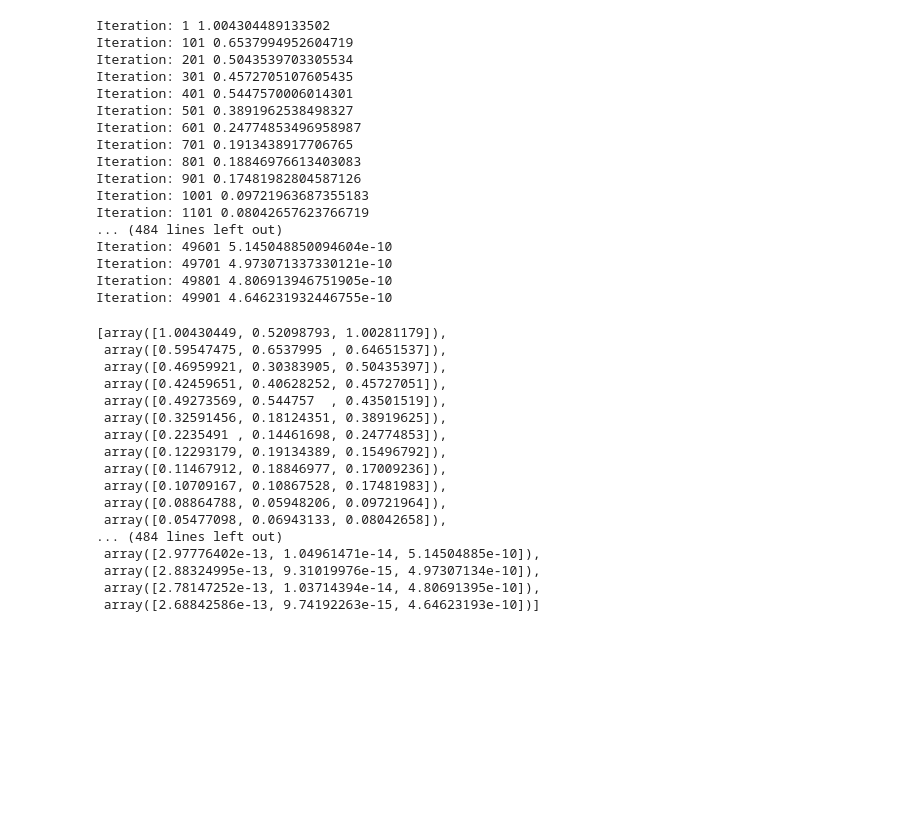
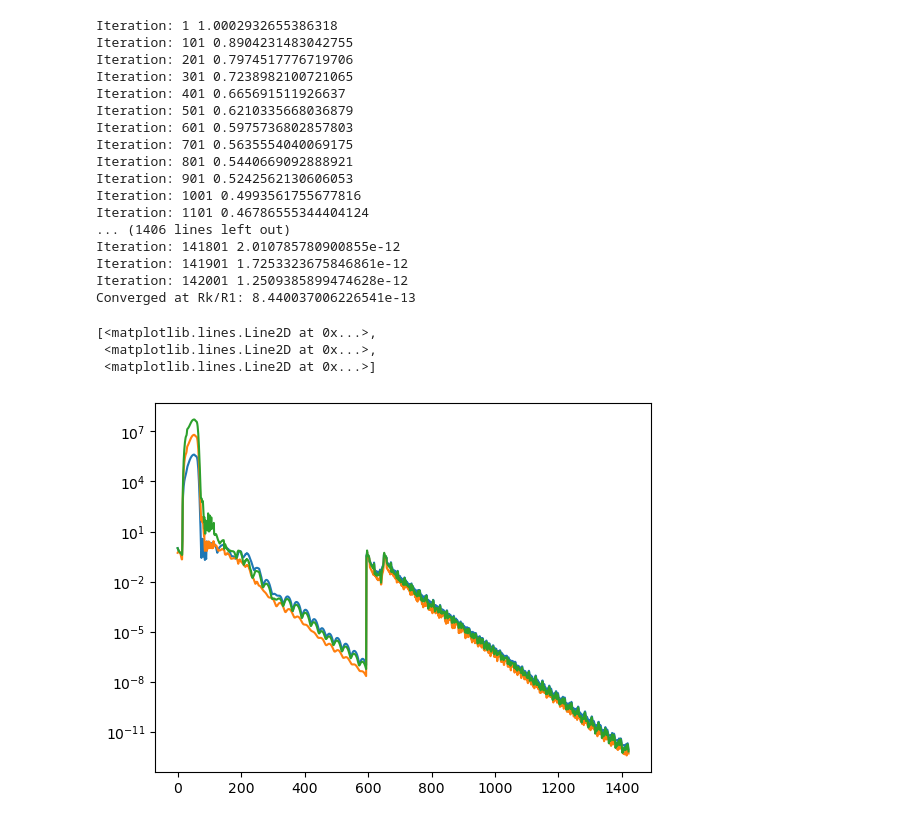
Before and after one commit to aaron23pueschel/CFD, a Jupyter notebook: CFD_HW4/Case1and2.ipynb, the cells around one changed output. Drawn from its saved outputs; the diff is of its cells as text; code cells hidden in the pictures; blank space fills up the shorter version.

Commit message:
Linear second order

```diff
--- a/CFD_HW4/Case1and2.ipynb
+++ b/CFD_HW4/Case1and2.ipynb
@@ -8,47 +8,34 @@ tolerance = 1e-12
 # %%
 # Initialize MEDIUM ISENTROPIC CASE
 MEDIUM_ISENTROPIC = Nozzle("inputs/Medium_inputs.nml")
-MEDIUM_ISENTROPIC.CFL = .1
+MEDIUM_ISENTROPIC.CFL = .05
 MEDIUM_ISENTROPIC.p_back = 120
 # RUN MEDIUM SIMULATION
 p_compute_Medium,u_compute_Medium,rho_compute_Medium,p_exact_Medium,\
-    u_exact_Medium,rho_exact_Medium,convergence_history_Medium = MEDIUM_ISENTROPIC.RUN_SIMULATION(verbose = True,convergence_criteria=tolerance,jameson_damping = False,iter_max=1,first_order=False)
+    u_exact_Medium,rho_exact_Medium,convergence_history_Medium = MEDIUM_ISENTROPIC.RUN_SIMULATION(verbose = True,convergence_criteria=tolerance,jameson_damping = False,iter_max=400000,first_order=True)
 # %% [output]
-Iteration: 1 1.004304489133502
-Iteration: 101 0.6537994952604719
-Iteration: 201 0.5043539703305534
-Iteration: 301 0.4572705107605435
-Iteration: 401 0.5447570006014301
-Iteration: 501 0.3891962538498327
-Iteration: 601 0.24774853496958987
-Iteration: 701 0.1913438917706765
-Iteration: 801 0.18846976613403083
-Iteration: 901 0.17481982804587126
-Iteration: 1001 0.09721963687355183
-Iteration: 1101 0.08042657623766719
-... (484 lines left out)
-Iteration: 49601 5.145048850094604e-10
-Iteration: 49701 4.973071337330121e-10
-Iteration: 49801 4.806913946751905e-10
-Iteration: 49901 4.646231932446755e-10
+Iteration: 1 1.0002932655386318
+Iteration: 101 0.8904231483042755
+Iteration: 201 0.7974517776719706
+Iteration: 301 0.7238982100721065
+Iteration: 401 0.665691511926637
+Iteration: 501 0.6210335668036879
+Iteration: 601 0.5975736802857803
+Iteration: 701 0.5635554040069175
+Iteration: 801 0.5440669092888921
+Iteration: 901 0.5242562130606053
+Iteration: 1001 0.4993561755677816
+Iteration: 1101 0.46786555344404124
+... (1406 lines left out)
+Iteration: 141801 2.010785780900855e-12
+Iteration: 141901 1.7253323675846861e-12
+Iteration: 142001 1.2509385899474628e-12
+Converged at Rk/R1: 8.440037006226541e-13
-# %%
-convergence_history_Medium
-# %% [output]
-[array([1.00430449, 0.52098793, 1.00281179]),
- array([0.59547475, 0.6537995 , 0.64651537]),
- array([0.46959921, 0.30383905, 0.50435397]),
- array([0.42459651, 0.40628252, 0.45727051]),
- array([0.49273569, 0.544757  , 0.43501519]),
- array([0.32591456, 0.18124351, 0.38919625]),
- array([0.2235491 , 0.14461698, 0.24774853]),
- array([0.12293179, 0.19134389, 0.15496792]),
- array([0.11467912, 0.18846977, 0.17009236]),
- array([0.10709167, 0.10867528, 0.17481983]),
- array([0.08864788, 0.05948206, 0.09721964]),
- array([0.05477098, 0.06943133, 0.08042658]),
-... (484 lines left out)
- array([2.97776402e-13, 1.04961471e-14, 5.14504885e-10]),
- array([2.88324995e-13, 9.31019976e-15, 4.97307134e-10]),
- array([2.78147252e-13, 1.03714394e-14, 4.80691395e-10]),
- array([2.68842586e-13, 9.74192263e-15, 4.64623193e-10])]
+# %%
+plt.semilogy(convergence_history_Medium)
+# %% [output]
+[<matplotlib.lines.Line2D at 0x...>,
+ <matplotlib.lines.Line2D at 0x...>,
+ <matplotlib.lines.Line2D at 0x...>]
+[figure, added]
 # %%
```
Also changed, not shown: parts of 2 cells of this notebook, 2 other files.
